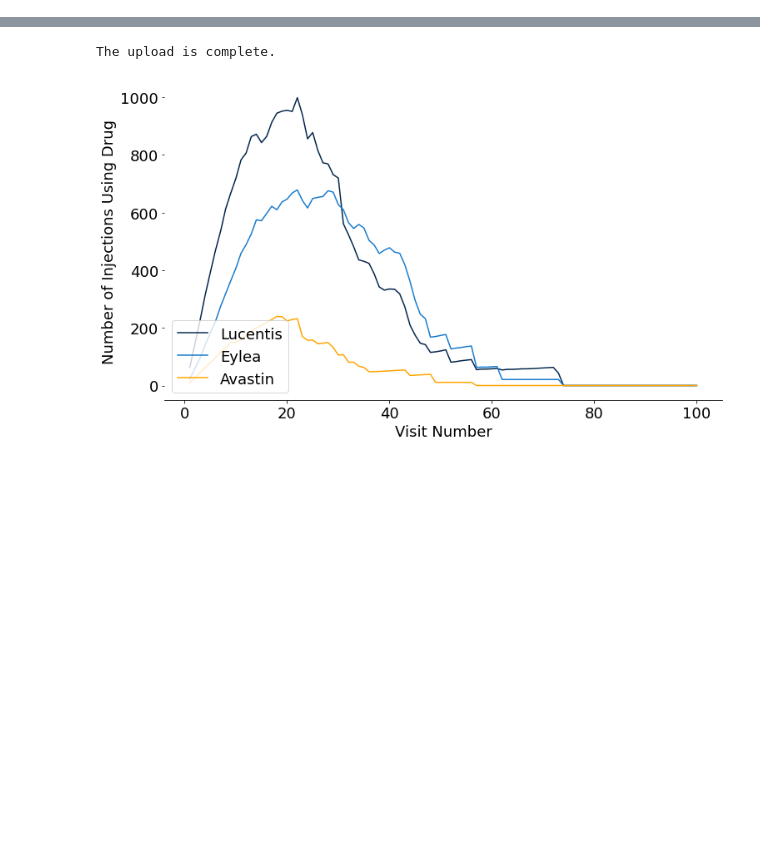
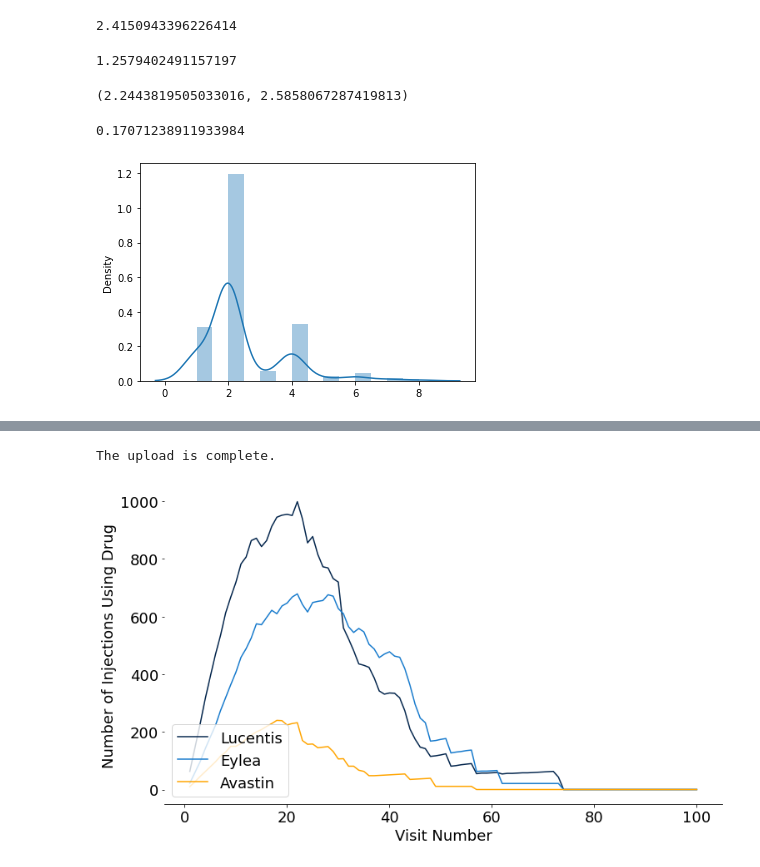
Before and after one commit to charlieoneill23/charliemacuject, a Jupyter notebook: pharma_reports/nAMD/DoctorAudit.ipynb, the cells around one changed output, grey strips where cells are left out. Drawn from its saved outputs; the diff is of its cells as text; code cells hidden in the pictures; blank space fills up the shorter version.

```diff
--- a/pharma_reports/nAMD/DoctorAudit.ipynb
+++ b/pharma_reports/nAMD/DoctorAudit.ipynb
@@ -197,3 +190,7 @@ class DataSeparator:
             else:
                 pass
         return pd.concat(luc_eyl), pd.concat(eyl_luc)
+# %%
+test = DataSeparator('all')
+a = test.get_dataframes()
+len(a)
@@ -779,7 +859,7 @@ class Interval(DataSeparator):
         Input: whole dataframe.
         Output: whole dataframe with additional column for interval length.
         '''
-        df_list = self.get_df_list()
+        df_list = self.get_dataframes()
         new_list = []
         for df in df_list:
             id_list = df['id'].unique()
@@ -797,17 +877,20 @@ class Interval(DataSeparator):
         """
         df_list = self.interval_all()
         # df_list = df_list[0:3]
-        mean_list, std_list = [], []
+        mean_list, std_list, median_list, min_list, max_list = [], [], [], [], []
         for df in df_list:
             int_list = df.Interval.to_list()
+            min_list.append(min(int_list))
+            max_list.append(max(int_list))
             int_list = [x for x in int_list if x > 0 and x < 20]
             mean_list.append(np.mean(int_list))
             std_list.append(np.std(int_list))
-        return mean_list, std_list
+            median_list.append(np.median(int_list))
+        return mean_list, std_list, median_list, min_list, max_list
 
     def ext_patterns(self):
         df_list = self.interval_all()
-        df = df_list[-1]
+        df = df_list[-3]
         id_list = df.id.unique()
         inj_ext, inj_ext_time, actual_ext = [], [], []
         for eye in id_list:
@@ -815,19 +898,19 @@ class Interval(DataSeparator):
             pdf.admission_date = pd.to_datetime(pdf.admission_date, dayfirst=True)
             pdf.sort_values(by=['admission_date'], inplace=True)
             for i in range(len(pdf)-1):
-                if pdf.Interval.iloc[i+1] > pdf.Interval.iloc[i] and i != 0:
+                if pdf.NextInt.iloc[i+1] > pdf.NextInt.iloc[i] and i != 0:
                     inj_ext.append(i+1)
                     end = pd.to_datetime(pdf.admission_date.iloc[i+1], dayfirst=True)
                     start = pd.to_datetime(pdf.admission_date.iloc[0], dayfirst=True)
                     ext_time = (end - start).days / 7
                     inj_ext_time.append(ext_time)
-                    actual_ext.append(pdf.Interval.iloc[i+1] - pdf.Interval.iloc[i])
+                    actual_ext.append(pdf.NextInt.iloc[i+1] - pdf.NextInt.iloc[i])
                     break
         return inj_ext, inj_ext_time, actual_ext
 
     def red_patterns(self):
         df_list = self.interval_all()
-        df = df_list[-1]
+        df = df_list[-3]
         id_list = df.id.unique()
         inj_ext, inj_ext_time, actual_red = [], [], []
         for eye in id_list:
@@ -835,13 +918,13 @@ class Interval(DataSeparator):
             pdf.admission_date = pd.to_datetime(pdf.admission_date, dayfirst=True)
             pdf.sort_values(by=['admission_date'], inplace=True)
             for i in range(len(pdf)-1):
-                if pdf.Interval.iloc[i+1] < pdf.Interval.iloc[i] and i>2:
+                if pdf.NextInt.iloc[i+1] < pdf.NextInt.iloc[i] and i>2:
                     inj_ext.append(i+1)
                     end = pd.to_datetime(pdf.admission_date.iloc[i+1], dayfirst=True)
                     start = pd.to_datetime(pdf.admission_date.iloc[0], dayfirst=True)
                     ext_time = (end - start).days / 7
                     inj_ext_time.append(ext_time)
-                    actual_red.append(pdf.Interval.iloc[i] - pdf.Interval.iloc[i+1])
+                    actual_red.append(pdf.NextInt.iloc[i] - pdf.NextInt.iloc[i+1])
                     break
         return inj_ext, inj_ext_time, actual_red
 
@@ -852,8 +935,9 @@ class Interval(DataSeparator):
         Output: Pandas dataframe.
         """
         names = ['Lucentis', 'Eylea', 'Multiple', 'Improved', 'Not_Improved', 'Overall', 'Luc_to_Eyl', 'Eyl_to_Luc']
-        mean_list, std_list = self.mean_intervals()
-        dict = {'Drug': names, 'mean_int': mean_list, 'mean_std': std_list}
+        mean_list, std_list, median_list, min_list, max_list = self.mean_intervals()
+        dict = {'Drug': names, 'mean_int': mean_list, 'mean_std': std_list,
+                'median_int': median_list, 'min_int': min_list, 'max_int': max_list}
         df = pd.DataFrame(dict)
         df.set_index('Drug', inplace=True)
         return df
@@ -973,6 +1057,34 @@ class Interval(DataSeparator):
         dict = {'IntervalDist': dist, 'Year': length}
         df = pd.DataFrame(dict)
         return df
+# %%
+test = Interval('all')
+a, b, c = test.ext_patterns()
+c = [x for x in c if x < 9]
+np.mean(c)
+# %% [output]
+2.4150943396226414
+# %%
+np.std(c)
+# %% [output]
+1.2579402491157197
+# %%
+import numpy as np, scipy.stats as st
+
+a = st.t.interval(0.95, len(c)-1, loc=np.mean(c), scale=st.sem(c))
+a
+# %% [output]
+(2.2443819505033016, 2.5858067287419813)
+# %%
+(a[1] - a[0]) / 2
+# %% [output]
+0.17071238911933984
+# %%
+import seaborn as sns
+
+sns.distplot(c);
+# %% [output]
+[figure, added]
 # %%
 class Switches(DataSeparator):
 
```
Also changed, not shown: parts of 25 cells of this notebook, 14 other files.
